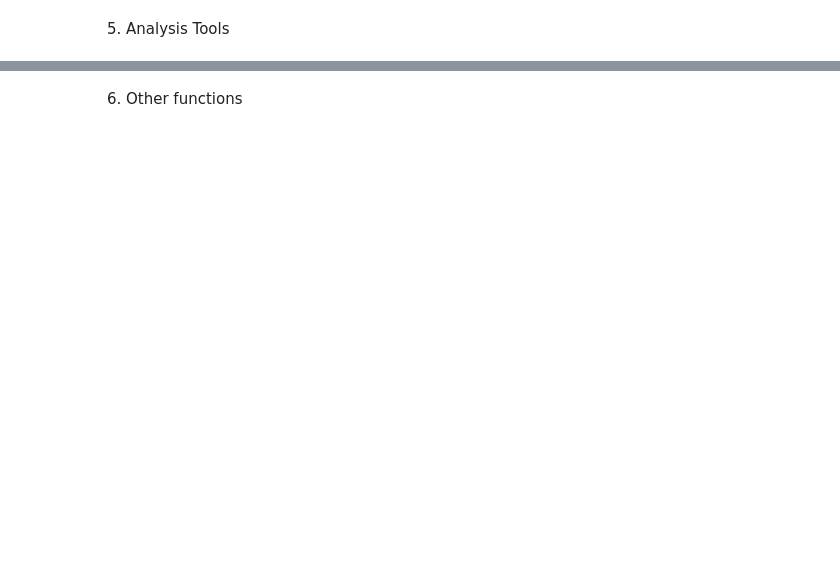
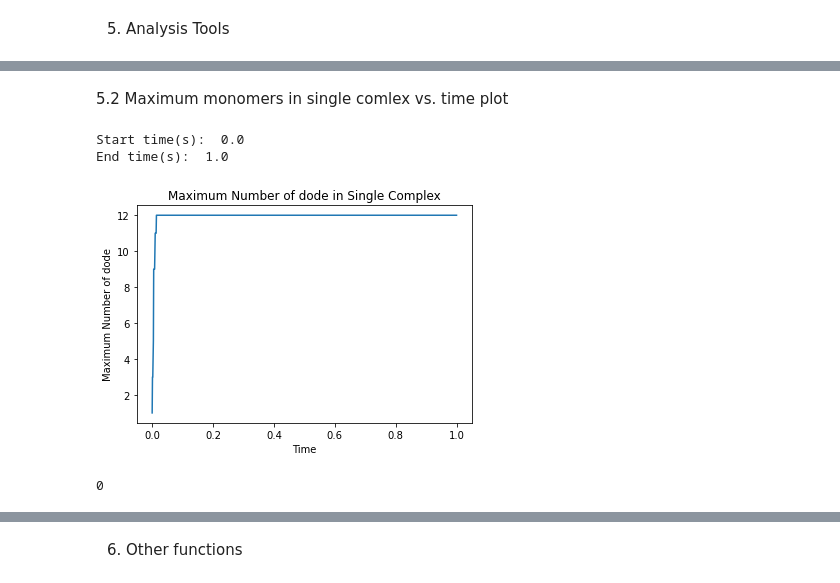
Before and after one commit to jonathanfischer97/ionerdss, a Jupyter notebook: Tutorial/NERDSSioTutorial.ipynb, the cells around one changed output, grey strips where cells are left out. Drawn from its saved outputs; the diff is of its cells as text; code cells hidden in the pictures; blank space fills up the shorter version.

```diff
--- a/Tutorial/NERDSSioTutorial.ipynb
+++ b/Tutorial/NERDSSioTutorial.ipynb
@@ -26,0 +67,9 @@ By simply multiplying the above coordinates by a fixed factor, the effect of cha
+# %% [markdown]
+5.2 Maximum monomers in single comlex vs. time plot
+# %%
+io.max_complex('histogram_complexes_time.dat', 0.0, 1.0, 'dode')
+# %% [output]
+Start time(s):  0.0
+End time(s):  1.0
+[figure, added]
+0
```
Also changed, not shown: parts of 31 cells of this notebook, 6 other files.
